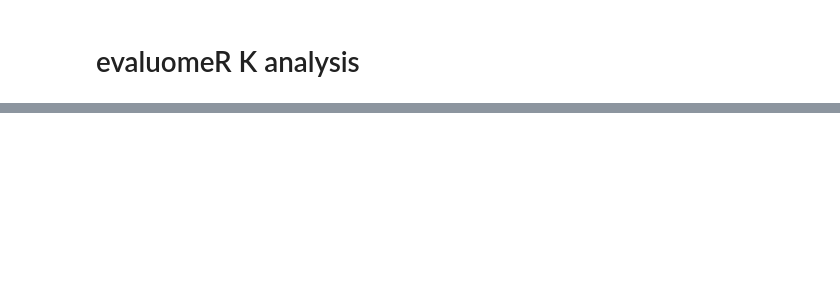
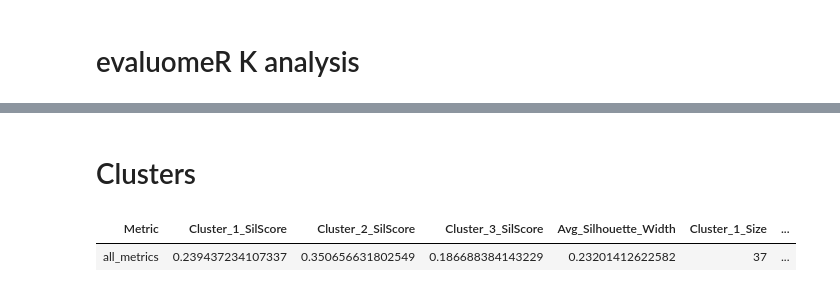
Before and after one commit to neobernad/evaluomeR, a Jupyter notebook: notebooks/local/golub.ipynb, the cells around one changed output, grey strips where cells are left out. Saved outputs shown, nothing was run; the diff lists cells and outputs as text; code cells hidden in the pictures; blank space fills up the shorter version.

```diff
--- a/notebooks/local/golub.ipynb
+++ b/notebooks/local/golub.ipynb
@@ -144,0 +203,2 @@ Processing metric: all_metrics
+# %% [markdown]
+# Clusters
@@ -144,0 +221,6 @@ Processing metric: all_metrics
+# %%
+qual_df = as.data.frame(assay(golub_qual_range$k_3))
+qual_df
+# %% [output]
+| Metric | Cluster_1_SilScore | Cluster_2_SilScore | Cluster_3_SilScore | Avg_Silhouette_Width | Cluster_1_Size | ... |
+| all_metrics | 0.239437234107337 | 0.350656631802549 | 0.186688384143229 | 0.23201412622582 | 37 | ... |
```
Also changed, not shown: parts of 13 cells of this notebook, 2 other files.
